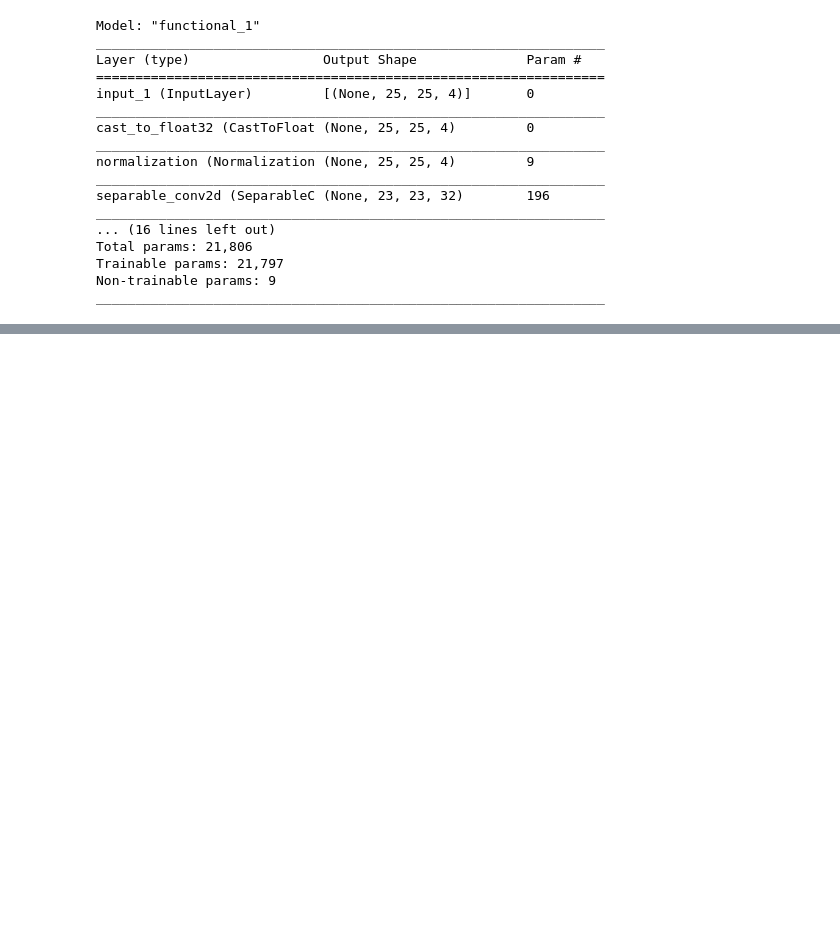
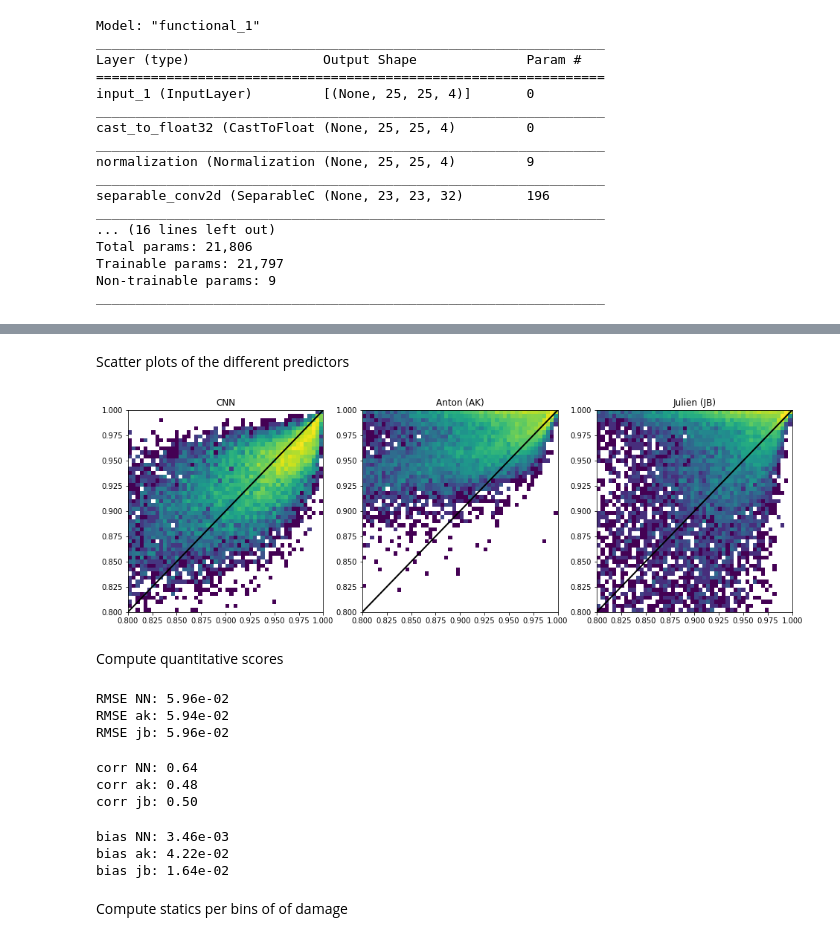
Before and after one commit to nansencenter/SID-NN, a Jupyter notebook: training.ipynb, the cells around one changed output, grey strips where cells are left out. Drawn from its saved outputs; the diff is of its cells as text; code cells hidden in the pictures; blank space fills up the shorter version.

Commit message:
Validation notebook cleaned

```diff
--- a/training.ipynb
+++ b/training.ipynb
@@ -375,12 +309,0 @@ plt.show()
-# %%
-bins = 100
-
-dd = denorm(yval.ravel())
-lims = [.85, 1]
-
-plt.hist(dd, bins,  lims, alpha=0.3, label='True')
-plt.hist(y_jb.ravel(), bins,  lims, alpha=0.3, label='simple regression')
-plt.hist(ypredict.ravel(), bins,  lims, alpha=0.3, label='CNN')
-
-plt.xlabel('Damage')
-plt.legend()
@@ -422,0 +322,67 @@ NameError: name 'fname_score_shuffle' is not defined
+# %%
+# Simple regressions predictions
+
+y_ak = reg_ak(Xval[:,dsize//2,dsize//2,0])
+y_jb = reg_jb(Xval[:,dsize//2,dsize//2,0])
+
+# Denormalized ground truth (validation dataset)
+yval_d = denorm(yval)
+# %% [markdown]
+Scatter plots of the different predictors
+# %%
+fig, ax = plt.subplots(ncols=3, figsize=(16,5))
+xylims = lims['damage']
+
+ax[0].hist2d(yval_d.ravel(),ypredict.ravel(),  50, [xylims, xylims], norm=matplotlib.colors.LogNorm()),
+ax[0].plot(xylims,xylims,'k',linewidth=2)
+ax[0].set_title('CNN')
+
+ax[1].hist2d(yval_d.ravel(),y_ak.ravel(),  50, [xylims, xylims], norm=matplotlib.colors.LogNorm()),
+ax[1].plot(xylims,xylims,'k',linewidth=2)
+ax[1].set_title('Anton (AK)')
+
+
+ax[2].hist2d(yval_d.ravel(),y_jb.ravel(),  50, [xylims, xylims], norm=matplotlib.colors.LogNorm()),
+ax[2].plot(xylims,xylims,'k',linewidth=2)
+ax[2].set_title('Julien (JB)');
+# %% [output]
+[figure, added]
+# %% [markdown]
+Compute quantitative scores
+# %%
+
+# Mask in case one likes to look at only a subset of the dataset:
+#mask=(yval_d>.96) & (yval_d<.98)
+mask= None
+
+# Compute and print RMSE
+rmse_nn = rmse(yval_d[mask], ypredict[mask])
+rmse_ak = rmse(yval_d[mask], y_ak[mask])
+rmse_jb = rmse(yval_d[mask], y_jb[mask])
+print(f'RMSE NN: {rmse_nn:.2e}\nRMSE ak: {rmse_ak:.2e}\nRMSE jb: {rmse_jb:.2e}')
+# %% [output]
+RMSE NN: 5.96e-02
+RMSE ak: 5.94e-02
+RMSE jb: 5.96e-02
+# %%
+# Compute and print correlation
+corr_nn = corr(yval_d[mask].ravel(), ypredict[mask].ravel())
+corr_ak = corr(yval_d[mask].ravel(), y_ak[mask].ravel())
+corr_jb = corr(yval_d[mask].ravel(), y_jb[mask].ravel())
+print(f'corr NN: {corr_nn:.2f}\ncorr ak: {corr_ak:.2f}\ncorr jb: {corr_jb:.2f}')
+# %% [output]
+corr NN: 0.64
+corr ak: 0.48
+corr jb: 0.50
+# %%
+# Compute and print bias
+bias_nn = np.mean(ypredict[mask]-yval_d[mask])
+bias_ak = np.mean(y_ak[mask]-yval_d[mask])
+bias_jb = np.mean(y_jb[mask]-yval_d[mask])
+print(f'bias NN: {bias_nn:.2e}\nbias ak: {bias_ak:.2e}\nbias jb: {bias_jb:.2e}')
+# %% [output]
+bias NN: 3.46e-03
+bias ak: 4.22e-02
+bias jb: 1.64e-02
+# %% [markdown]
+Compute statics per bins of of damage
```
Also changed, not shown: parts of 72 cells of this notebook, 1 other file.
